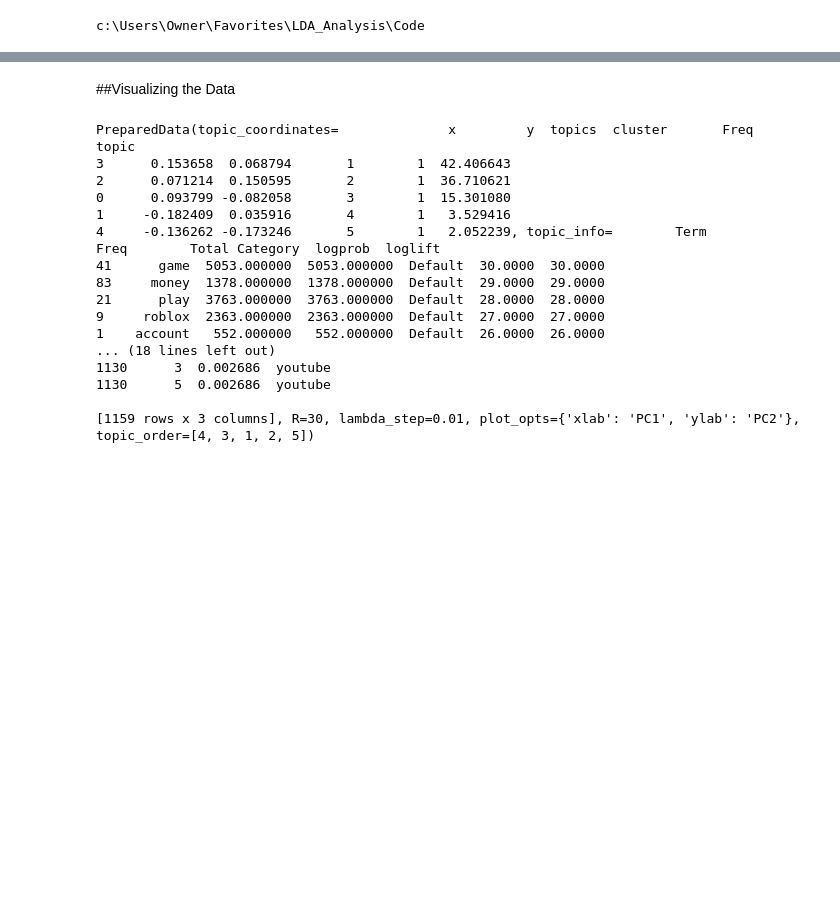
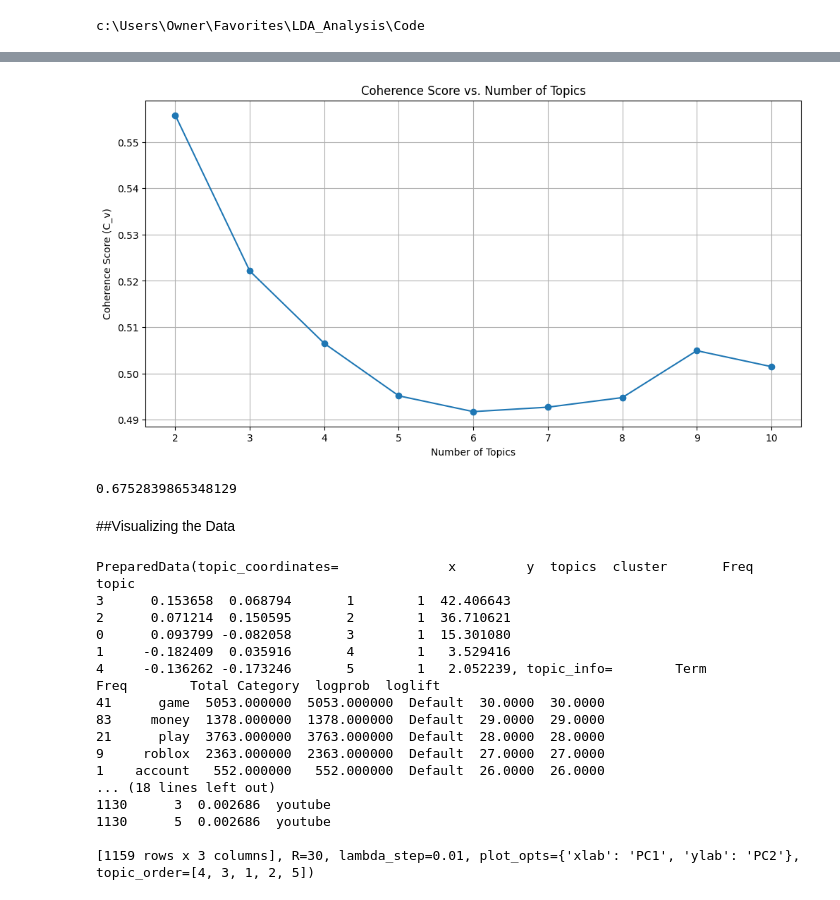
Before and after one commit to Munyaka-ERSP/LDA_Analysis, a Jupyter notebook: Code/LDA_Script.ipynb, the cells around one changed output, grey strips where cells are left out. Cells and saved outputs as stored; diff of their text form; code cells hidden in the pictures; blank space fills up the shorter version.

```diff
--- a/Code/LDA_Script.ipynb
+++ b/Code/LDA_Script.ipynb
@@ -564,21 +585,23 @@ c:\Users\Owner\Favorites\LDA_Analysis\Code
 # %%
-# import matplotlib.pyplot as plt
-# import pandas as pd
+!pip install matplotlib
+import matplotlib.pyplot as plt
+import pandas as pd
 
-# # Load the model results from the CSV file
-# model_results_df = pd.read_csv('/content/lda_tuning_results.csv')
+# Load the model results from the CSV file
+model_results_df = pd.read_csv('../Dataset/lda_tuning_results.csv')
 
-# # Filter the results for the 75% Corpus (you can change this if needed)
-# # filtered_results = model_results_df[model_results_df['Validation_Set'] == '20% Corpus']
+# Filter the results for the 75% Corpus (you can change this if needed)
+# filtered_results = model_results_df[model_results_df['Validation_Set'] == '20% Corpus']
 
-# # Group the results by the number of topics (Topics) and calculate the mean coherence score
-# coherence_by_topics = model_results_df.groupby('Topics')['Coherence'].mean()
+# Group the results by the number of topics (Topics) and calculate the mean coherence score
+coherence_by_topics = model_results_df.groupby('Topics')['Coherence'].mean()
 
-# # Plot the coherence score against the number of topics
-# plt.figure(figsize=(12, 6))
-# plt.plot(coherence_by_topics.index, coherence_by_topics.values, marker='o', linestyle='-')
-# plt.xlabel('Number of Topics')
-# plt.ylabel('Coherence Score (C_v)')
-# plt.title('Coherence Score vs. Number of Topics')
-# plt.grid(True)
-# plt.show()
+# Plot the coherence score against the number of topics
+plt.figure(figsize=(12, 6))
+plt.plot(coherence_by_topics.index, coherence_by_topics.values, marker='o', linestyle='-')
+plt.xlabel('Number of Topics')
+plt.ylabel('Coherence Score (C_v)')
+plt.title('Coherence Score vs. Number of Topics')
+plt.grid(True)
+plt.show()
+# %% [output]
@@ -585,8 +625,12 @@ c:\Users\Owner\Favorites\LDA_Analysis\Code
+[figure, added]
 # %%
-# data_topic_3 = model_results_df[model_results_df['Topics'] == 2]
-# max_coherence = np.array(data_topic_3['Coherence'])
-# print(max_coherence[4])
-# # print(np.argmax(max_coherence))
+data_topic_3 = model_results_df[model_results_df['Topics'] == 2]
+max_coherence = np.array(data_topic_3['Coherence'])
+print(max(model_results_df['Coherence']))
+#print(max_coherence[4])
+#print(np.argmax(max_coherence))
+# %% [output]
+0.6752839865348129
 # %% [markdown]
 ##Visualizing the Data
 # %%
```
Also changed, not shown: parts of 22 cells of this notebook.
